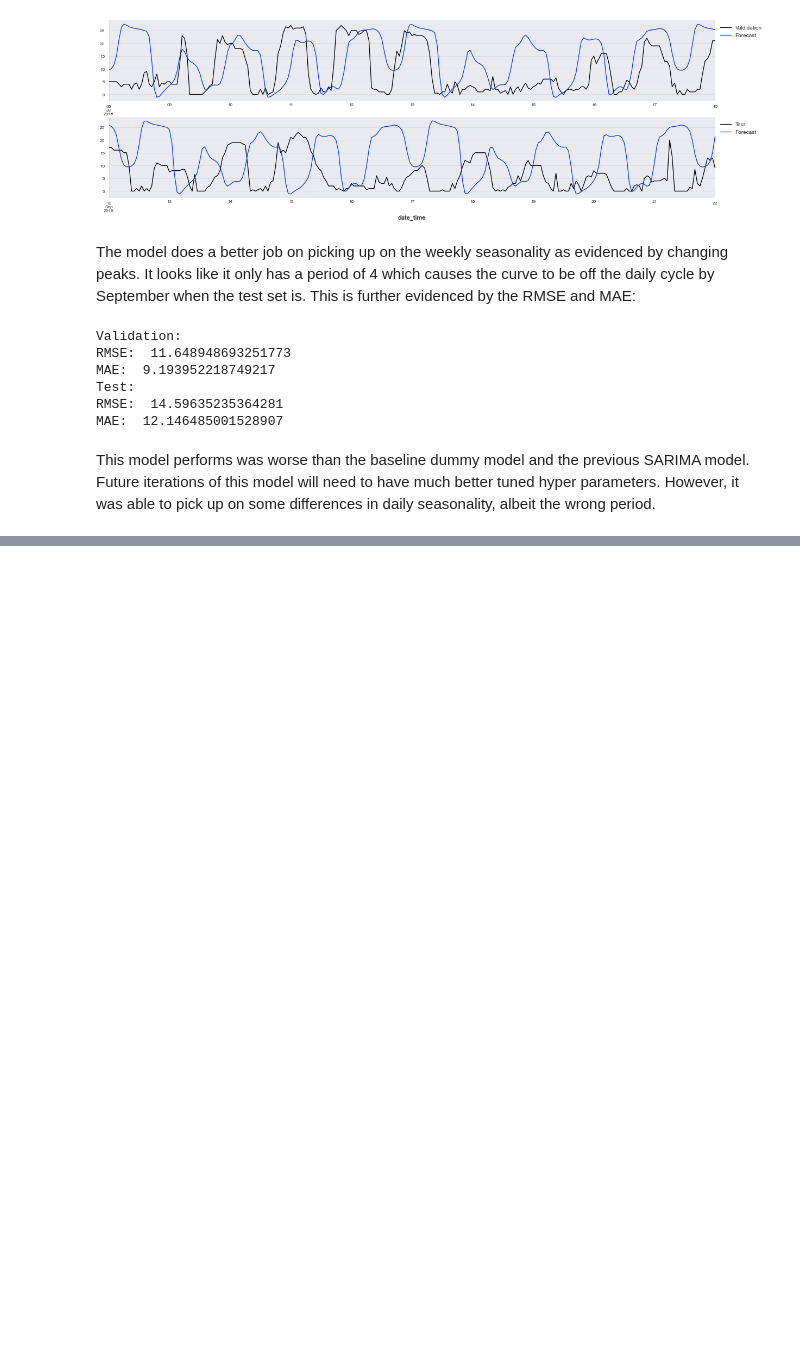
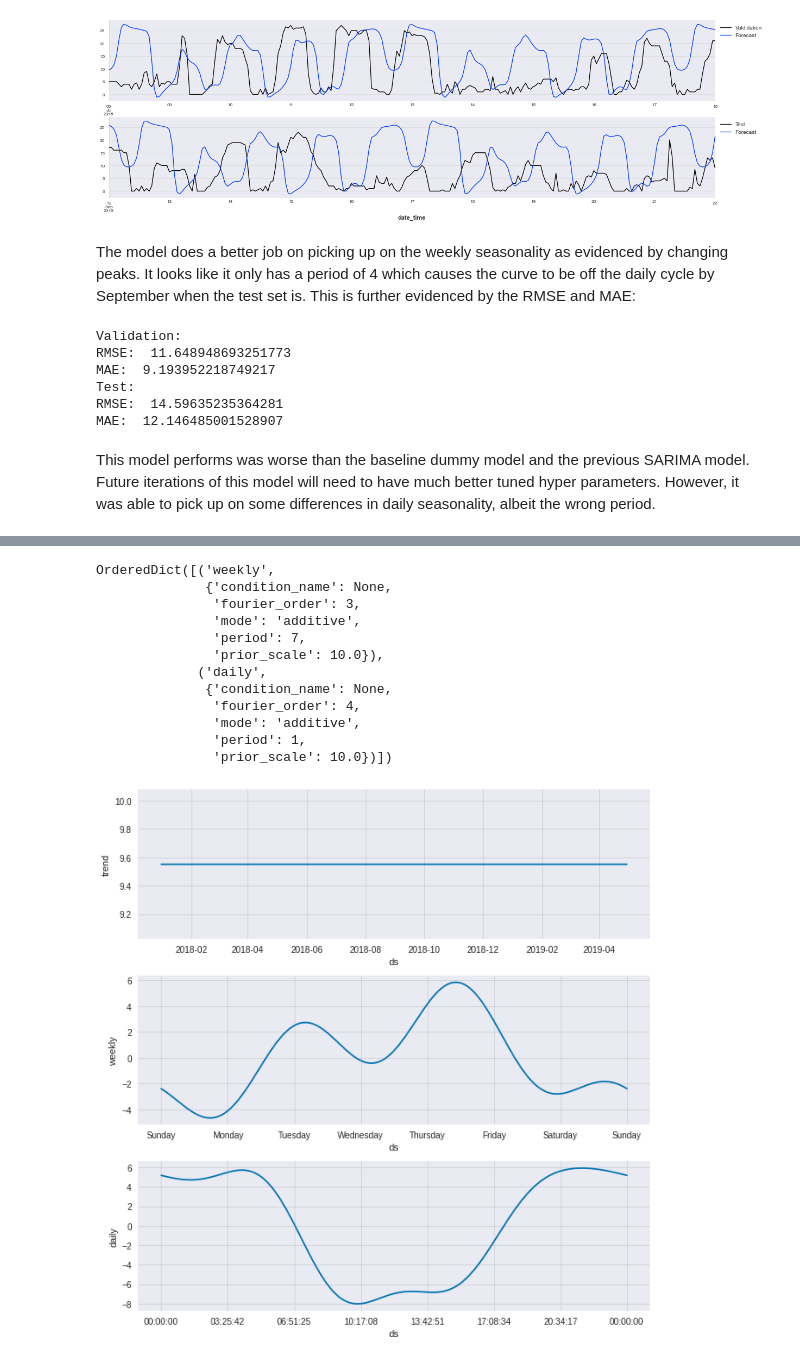
Before and after one commit to mitkrieg/citibike-timeseries, a Jupyter notebook: 02_modeling.ipynb, the cells around one changed output, grey strips where cells are left out. Saved outputs shown, nothing was run; the diff lists cells and outputs as text; code cells hidden in the pictures; blank space fills up the shorter version.

```diff
--- a/02_modeling.ipynb
+++ b/02_modeling.ipynb
@@ -560,0 +704,18 @@ This model performs was worse than the baseline dummy model and the previous SAR
+# %%
+m.plot_components(forcast);
+plt.savefig('seasonality.png')
+m.seasonalities
+# %% [output]
+OrderedDict([('weekly',
+              {'condition_name': None,
+               'fourier_order': 3,
+               'mode': 'additive',
+               'period': 7,
+               'prior_scale': 10.0}),
+             ('daily',
+              {'condition_name': None,
+               'fourier_order': 4,
+               'mode': 'additive',
+               'period': 1,
+               'prior_scale': 10.0})])
+[figure, added]
```
Also changed, not shown: parts of 48 cells of this notebook.
